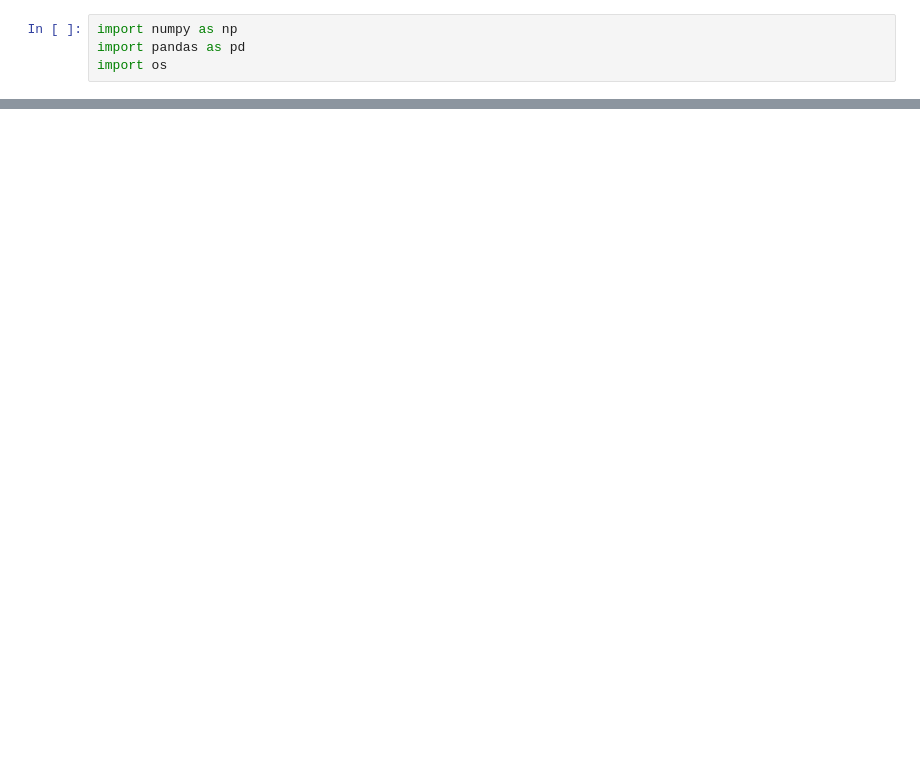
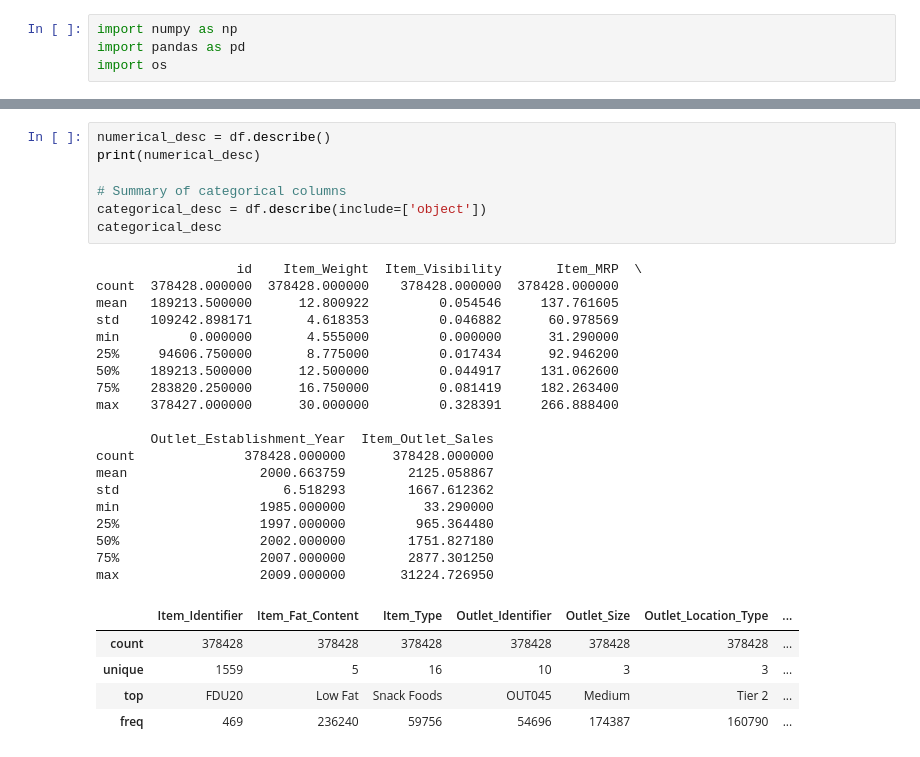
Before and after one commit to SlavaBogaj/Kaggle, a Jupyter notebook: Untitled-1.ipynb, the cells around one changed output, grey strips where cells are left out. Cells and saved outputs as stored; diff of their text form; blank space fills up the shorter version.

```diff
--- a/Untitled-1.ipynb
+++ b/Untitled-1.ipynb
@@ -14,0 +104,32 @@ FileNotFoundError: [Errno 2] No such file or directory: '/home/sv/Kaggle/data/da
+# %%
+numerical_desc = df.describe()
+print(numerical_desc)
+
+# Summary of categorical columns
+categorical_desc = df.describe(include=['object'])
+categorical_desc
+# %% [output]
+                  id    Item_Weight  Item_Visibility       Item_MRP  \
+count  378428.000000  378428.000000    378428.000000  378428.000000
+mean   189213.500000      12.800922         0.054546     137.761605
+std    109242.898171       4.618353         0.046882      60.978569
+min         0.000000       4.555000         0.000000      31.290000
+25%     94606.750000       8.775000         0.017434      92.946200
+50%    189213.500000      12.500000         0.044917     131.062600
+75%    283820.250000      16.750000         0.081419     182.263400
+max    378427.000000      30.000000         0.328391     266.888400
+
+       Outlet_Establishment_Year  Item_Outlet_Sales
+count              378428.000000      378428.000000
+mean                 2000.663759        2125.058867
+std                     6.518293        1667.612362
+min                  1985.000000          33.290000
+25%                  1997.000000         965.364480
+50%                  2002.000000        1751.827180
+75%                  2007.000000        2877.301250
+max                  2009.000000       31224.726950
+|  | Item_Identifier | Item_Fat_Content | Item_Type | Outlet_Identifier | Outlet_Size | Outlet_Location_Type | ... |
+| count | 378428 | 378428 | 378428 | 378428 | 378428 | 378428 | ... |
+| unique | 1559 | 5 | 16 | 10 | 3 | 3 | ... |
+| top | FDU20 | Low Fat | Snack Foods | OUT045 | Medium | Tier 2 | ... |
+| freq | 469 | 236240 | 59756 | 54696 | 174387 | 160790 | ... |
```
Also changed, not shown: parts of 13 cells of this notebook.
